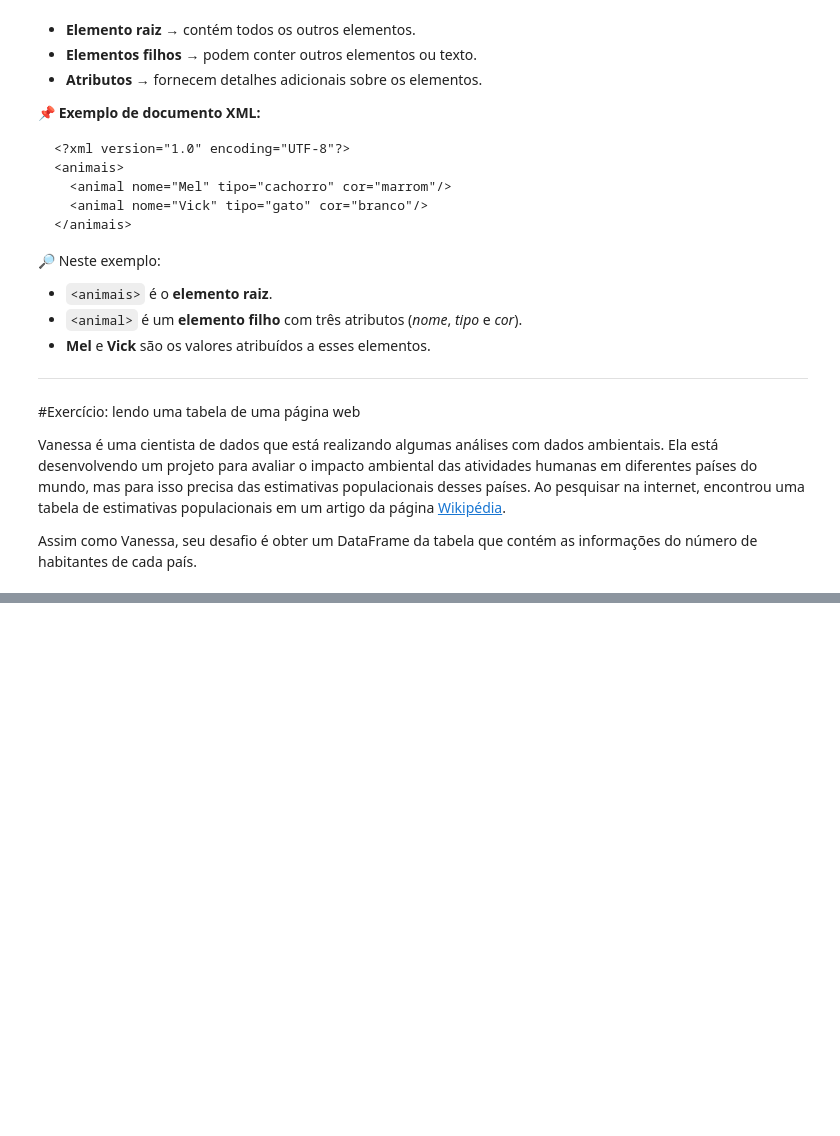
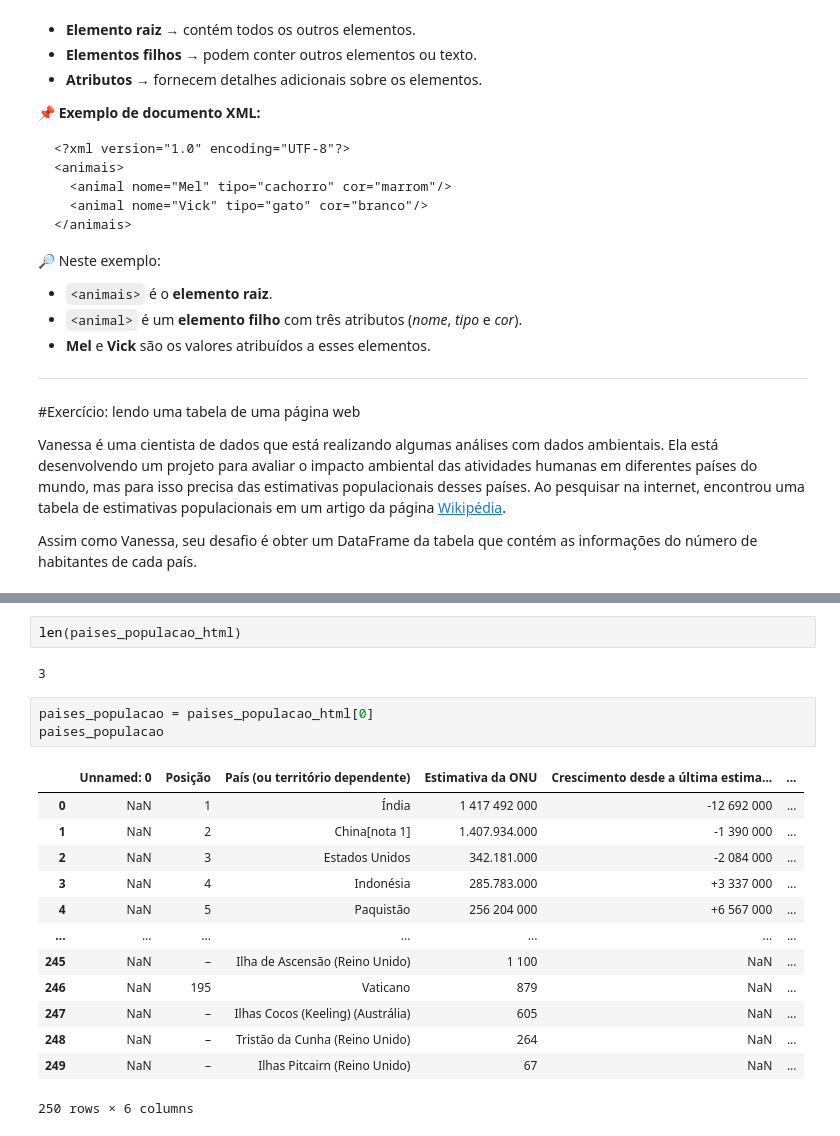
Before and after one commit to YuriArduino/Estudos_Pandas, a Jupyter notebook: Pandas__I_O_HTML_XML.ipynb, the cells around one changed output, grey strips where cells are left out. Saved outputs shown, nothing was run; the diff lists cells and outputs as text; blank space fills up the shorter version.

```diff
--- a/Pandas__I_O_HTML_XML.ipynb
+++ b/Pandas__I_O_HTML_XML.ipynb
@@ -353,0 +380,21 @@ Assim como Vanessa, seu desafio é obter um DataFrame da tabela que contém as i
+# %%
+len(paises_populacao_html)
+# %% [output]
+3
+# %%
+paises_populacao = paises_populacao_html[0]
+paises_populacao
+# %% [output]
+|  | Unnamed: 0 | Posição | País (ou território dependente) | Estimativa da ONU | Crescimento desde a última estima... | ... |
+| 0 | NaN | 1 | Índia | 1 417 492 000 | -12 692 000 | ... |
+| 1 | NaN | 2 | China[nota 1] | 1.407.934.000 | -1 390 000 | ... |
+| 2 | NaN | 3 | Estados Unidos | 342.181.000 | -2 084 000 | ... |
+| 3 | NaN | 4 | Indonésia | 285.783.000 | +3 337 000 | ... |
+| 4 | NaN | 5 | Paquistão | 256 204 000 | +6 567 000 | ... |
+| ... | ... | ... | ... | ... | ... | ... |
+| 245 | NaN | – | Ilha de Ascensão (Reino Unido) | 1 100 | NaN | ... |
+| 246 | NaN | 195 | Vaticano | 879 | NaN | ... |
+| 247 | NaN | – | Ilhas Cocos (Keeling) (Austrália) | 605 | NaN | ... |
+| 248 | NaN | – | Tristão da Cunha (Reino Unido) | 264 | NaN | ... |
+| 249 | NaN | – | Ilhas Pitcairn (Reino Unido) | 67 | NaN | ... |
+250 rows × 6 columns
```
Also changed, not shown: parts of 5 cells of this notebook.
